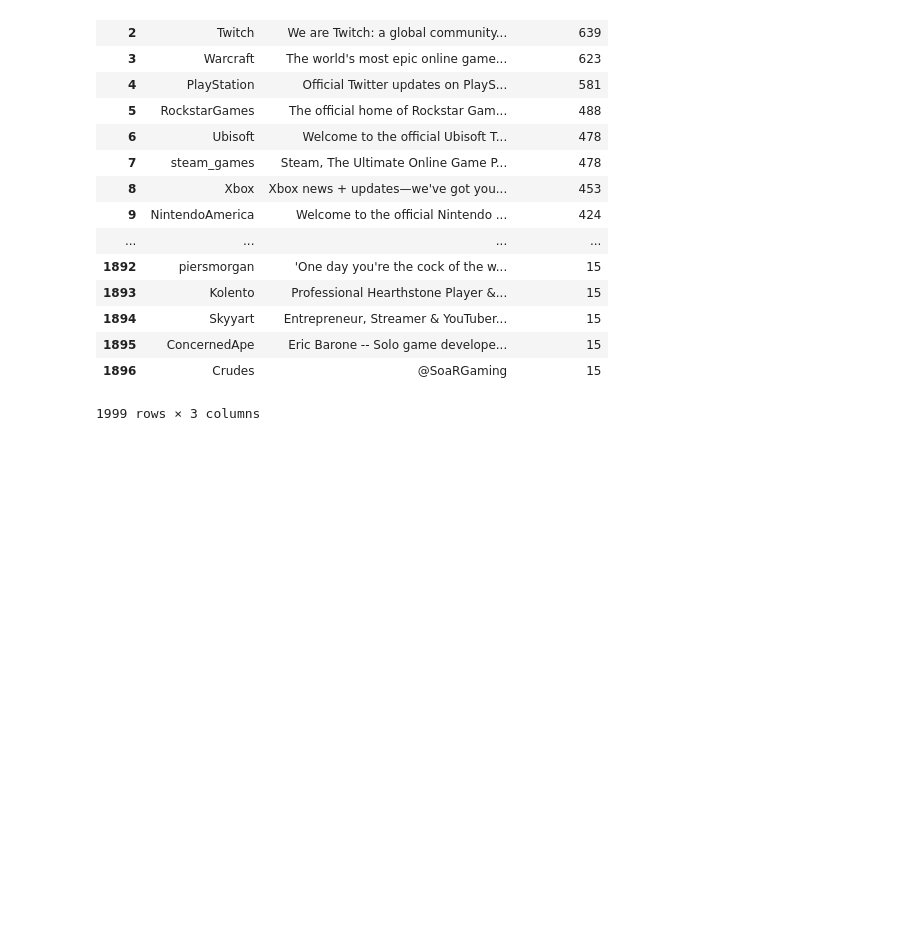
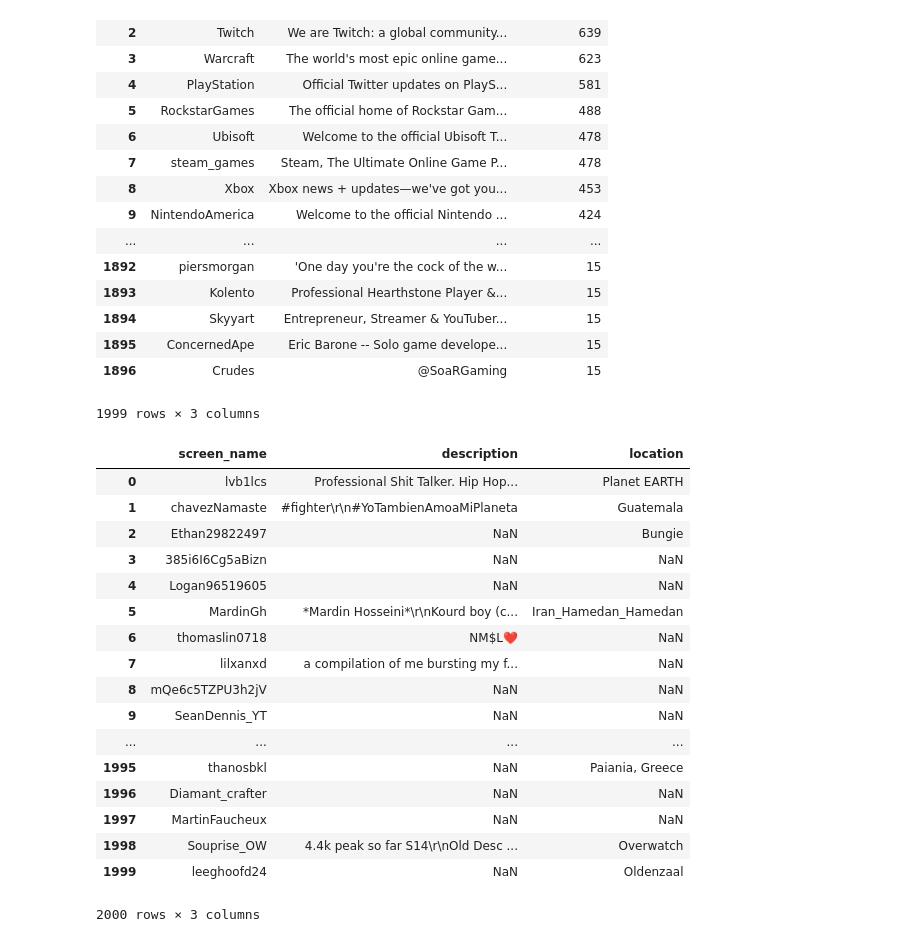
Before and after one commit to ProgrammingBishop/machine_learning, a Jupyter notebook: blizzard_analysis/Untitled.ipynb, the cells around one changed output. Cells and saved outputs as stored; diff of their text form; code cells hidden in the pictures; blank space fills up the shorter version.

```diff
--- a/blizzard_analysis/Untitled.ipynb
+++ b/blizzard_analysis/Untitled.ipynb
@@ -44,6 +44,27 @@ pd.read_csv( '.\\output\\blizzard_top_friends_followed.csv' )
 | 1895 | ConcernedApe | Eric Barone -- Solo game develope... | 15 |
 | 1896 | Crudes | @SoaRGaming | 15 |
 1999 rows × 3 columns
+# %%
+pd.read_csv( '.\\output\\blizzard_follower_data.csv' )
+# %% [output]
+|  | screen_name | description | location |
+| 0 | lvb1lcs | Professional Shit Talker. Hip Hop... | Planet EARTH |
+| 1 | chavezNamaste | #fighter\r\n#YoTambienAmoaMiPlaneta | Guatemala |
+| 2 | Ethan29822497 | NaN | Bungie |
+| 3 | 385i6I6Cg5aBizn | NaN | NaN |
+| 4 | Logan96519605 | NaN | NaN |
+| 5 | MardinGh | *Mardin Hosseini*\r\nKourd boy (c... | Iran_Hamedan_Hamedan |
+| 6 | thomaslin0718 | NM$L❤️ | NaN |
+| 7 | lilxanxd | a compilation of me bursting my f... | NaN |
+| 8 | mQe6c5TZPU3h2jV | NaN | NaN |
+| 9 | SeanDennis_YT | NaN | NaN |
+| ... | ... | ... | ... |
+| 1995 | thanosbkl | NaN | Paiania, Greece |
+| 1996 | Diamant_crafter | NaN | NaN |
+| 1997 | MartinFaucheux | NaN | NaN |
+| 1998 | Souprise_OW | 4.4k peak so far S14\r\nOld Desc ... | Overwatch |
+| 1999 | leeghoofd24 | NaN | Oldenzaal |
+2000 rows × 3 columns
 # %%
 test = pd.read_csv( '.\\output\\blizzard_sparse_matrix_wlabels.csv', index_col = 0 )
 # %%
```
Also changed, not shown: 5 other files.
